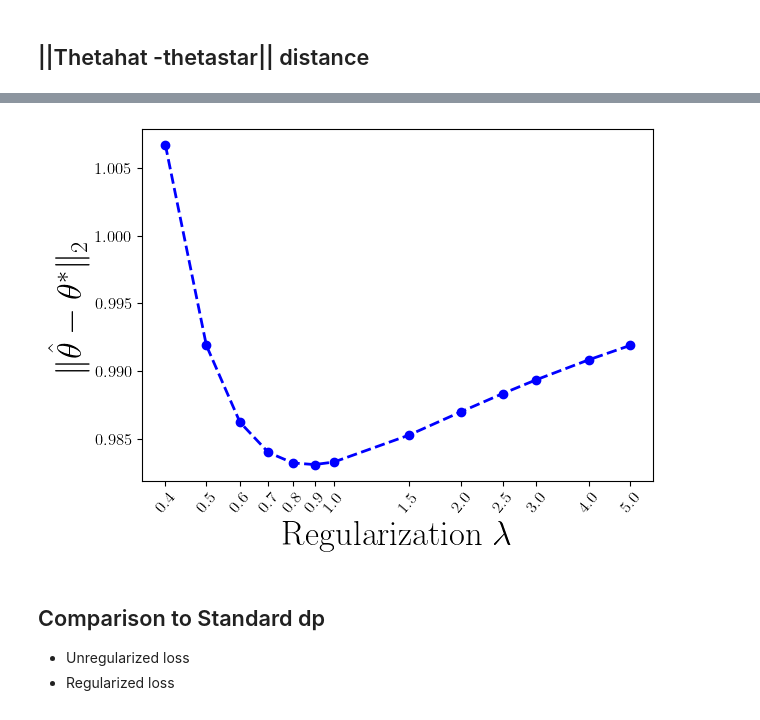
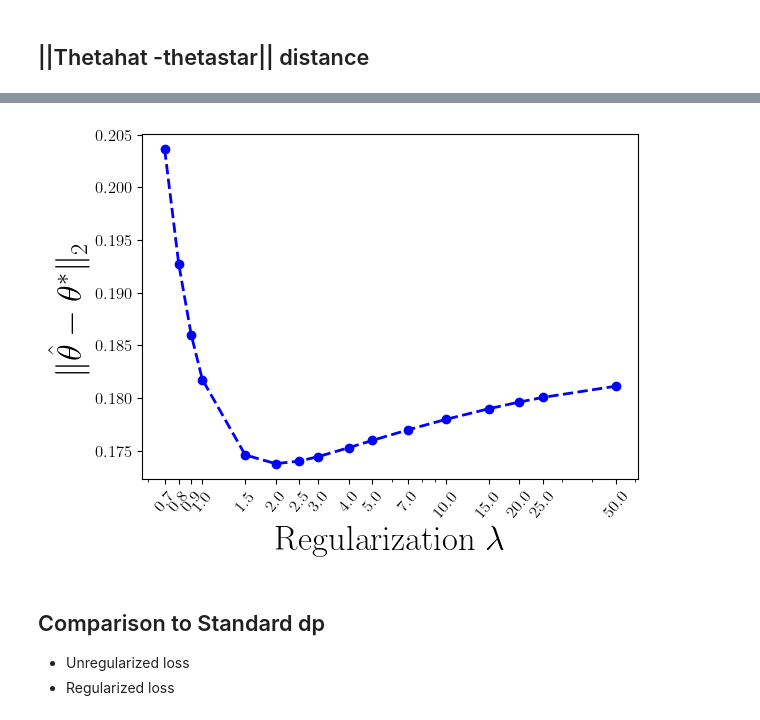
Before and after one commit to krishnacharya/pp-ridge, a Jupyter notebook: pp/runexps/plot-synth-and-real-reproduce.ipynb, the cells around one changed output, grey strips where cells are left out. Saved outputs shown, nothing was run; the diff lists cells and outputs as text; code cells hidden in the pictures.

```diff
--- a/pp/runexps/plot-synth-and-real-reproduce.ipynb
+++ b/pp/runexps/plot-synth-and-real-reproduce.ipynb
@@ -25,7 +25,7 @@ plt.rcParams.update({
 # %% [markdown]
 ## ||Thetahat -thetastar|| distance
 # %%
-df = pd.read_pickle("lambda-var-synth.pkl")
+df = pd.read_pickle("lambda-var-synth-tstar.pkl")
 # %%
 pd.DataFrame([df['lamb'][8:], df['t1_thetadiff_oa_mean'][8:]])
 # %% [output]
@@ -35,17 +35,18 @@ pd.DataFrame([df['lamb'][8:], df['t1_thetadiff_oa_mean'][8:]])
 # %%
 plt.rc('text', usetex=True)
 plt.rc('text.latex', preamble=r'\usepackage{amsmath}')
 plt.xscale('log')
 plt.rc('text', usetex=True)
+ind = 11
 plt.xlabel(r'Regularization $\lambda$')
 plt.ylabel(r'$ \lVert \hat{\theta} - \theta^* \rVert_2$')
-plt.xticks(df['lamb'][8:], df['lamb'][8:], rotation=50)
+plt.xticks(df['lamb'][ind:], df['lamb'][ind:], rotation=50)
 plt.tight_layout()
-plt.plot(df['lamb'][8:], df['t1_thetadiff_oa_mean'][8:], '--bo')
+plt.plot(df['lamb'][ind:], df['t1_thetadiff_oa_mean'][ind:], '--bo')
 
 plt.savefig("syn-thetadiff.pdf", format='pdf')
 # %% [output]
-[figure, old version]
+[figure, new version]
 # %% [markdown]
 ## Comparison to Standard dp
 - Unregularized loss
```
Also changed, not shown: parts of 1 cell of this notebook, 7 other files.
